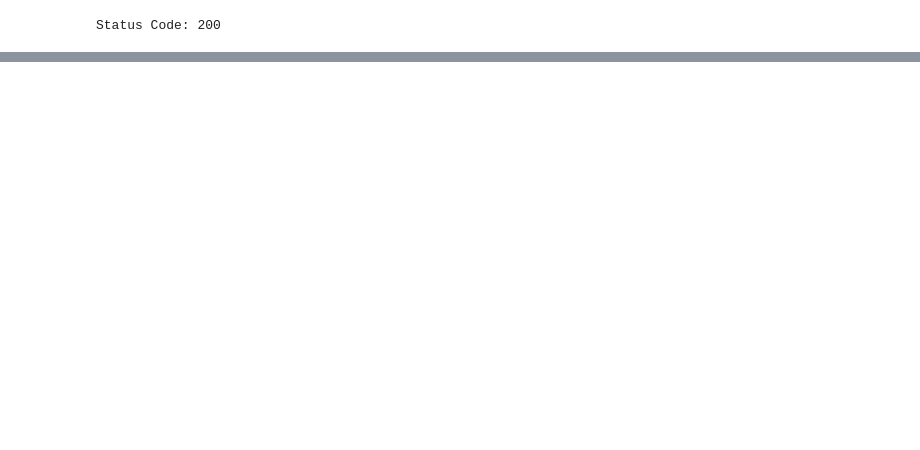
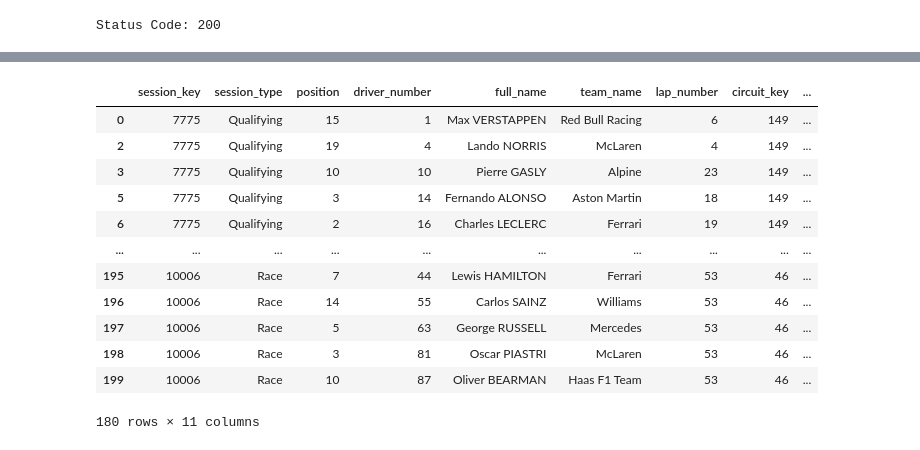
Before and after one commit to CSinclair89/openf1, a Jupyter notebook: F1_Fetch2.ipynb, the cells around one changed output, grey strips where cells are left out. Drawn from its saved outputs; the diff is of its cells as text; code cells hidden in the pictures; blank space fills up the shorter version.

```diff
--- a/F1_Fetch2.ipynb
+++ b/F1_Fetch2.ipynb
@@ -195,3 +195,20 @@ Index(['session_key', 'driver_number', 'full_name', 'team_name',
+# %%
+final_df = final_df[(final_df.full_name != "Sergio PEREZ") & (final_df.full_name != "Kevin MAGNUSSEN") & (final_df.full_name != "Daniel RICCIARDO") & (final_df.full_name != "ZHOU Guanyu") & (final_df.full_name != "Logan SARGEANT") & (final_df.full_name != "Nyck DE VRIES")]
+final_df
+# %% [output]
+|  | session_key | session_type | position | driver_number | full_name | team_name | lap_number | circuit_key | ... |
+| 0 | 7775 | Qualifying | 15 | 1 | Max VERSTAPPEN | Red Bull Racing | 6 | 149 | ... |
+| 2 | 7775 | Qualifying | 19 | 4 | Lando NORRIS | McLaren | 4 | 149 | ... |
+| 3 | 7775 | Qualifying | 10 | 10 | Pierre GASLY | Alpine | 23 | 149 | ... |
+| 5 | 7775 | Qualifying | 3 | 14 | Fernando ALONSO | Aston Martin | 18 | 149 | ... |
+| 6 | 7775 | Qualifying | 2 | 16 | Charles LECLERC | Ferrari | 19 | 149 | ... |
+| ... | ... | ... | ... | ... | ... | ... | ... | ... | ... |
+| 195 | 10006 | Race | 7 | 44 | Lewis HAMILTON | Ferrari | 53 | 46 | ... |
+| 196 | 10006 | Race | 14 | 55 | Carlos SAINZ | Williams | 53 | 46 | ... |
+| 197 | 10006 | Race | 5 | 63 | George RUSSELL | Mercedes | 53 | 46 | ... |
+| 198 | 10006 | Race | 3 | 81 | Oscar PIASTRI | McLaren | 53 | 46 | ... |
+| 199 | 10006 | Race | 10 | 87 | Oliver BEARMAN | Haas F1 Team | 53 | 46 | ... |
+180 rows × 11 columns
 # %%
 from pymongo import MongoClient
 # %%
```
Also changed, not shown: parts of 7 cells of this notebook, 6 other files.
